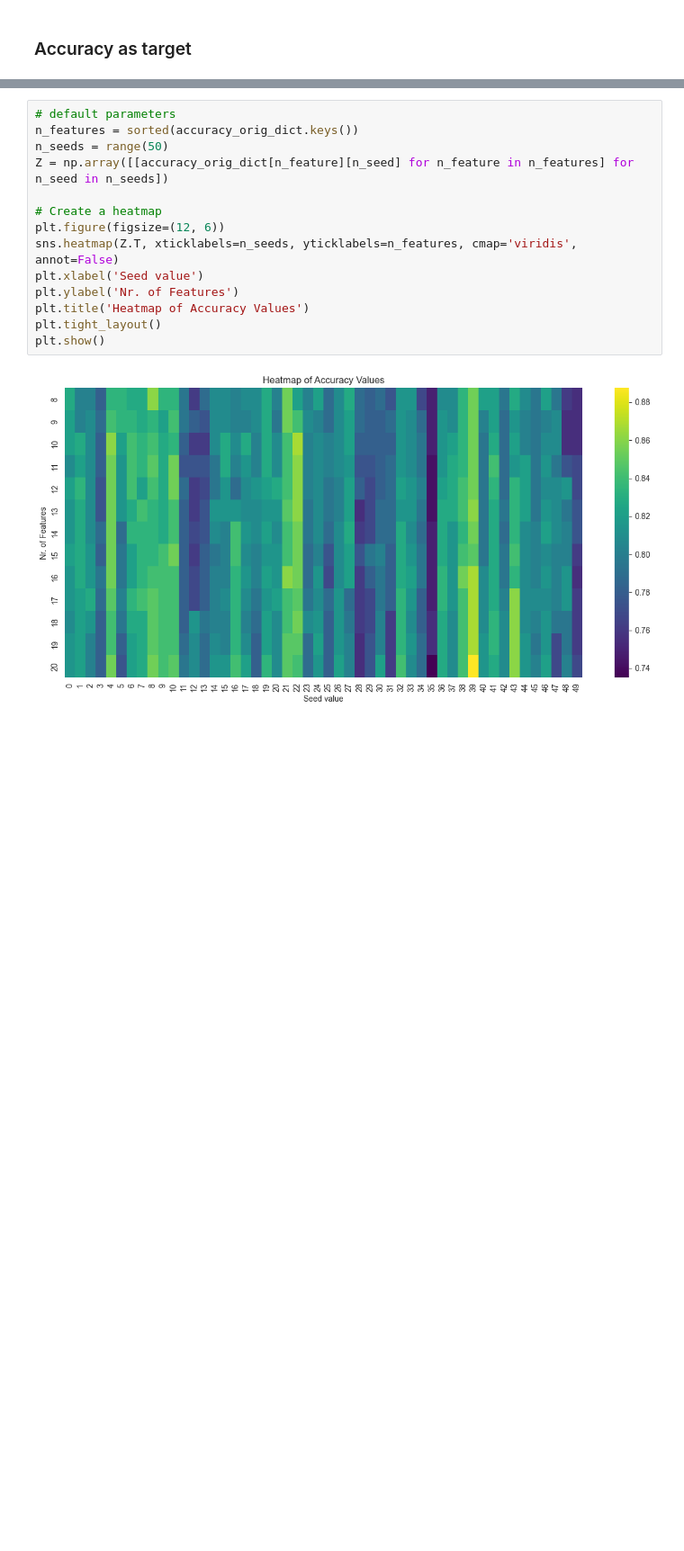
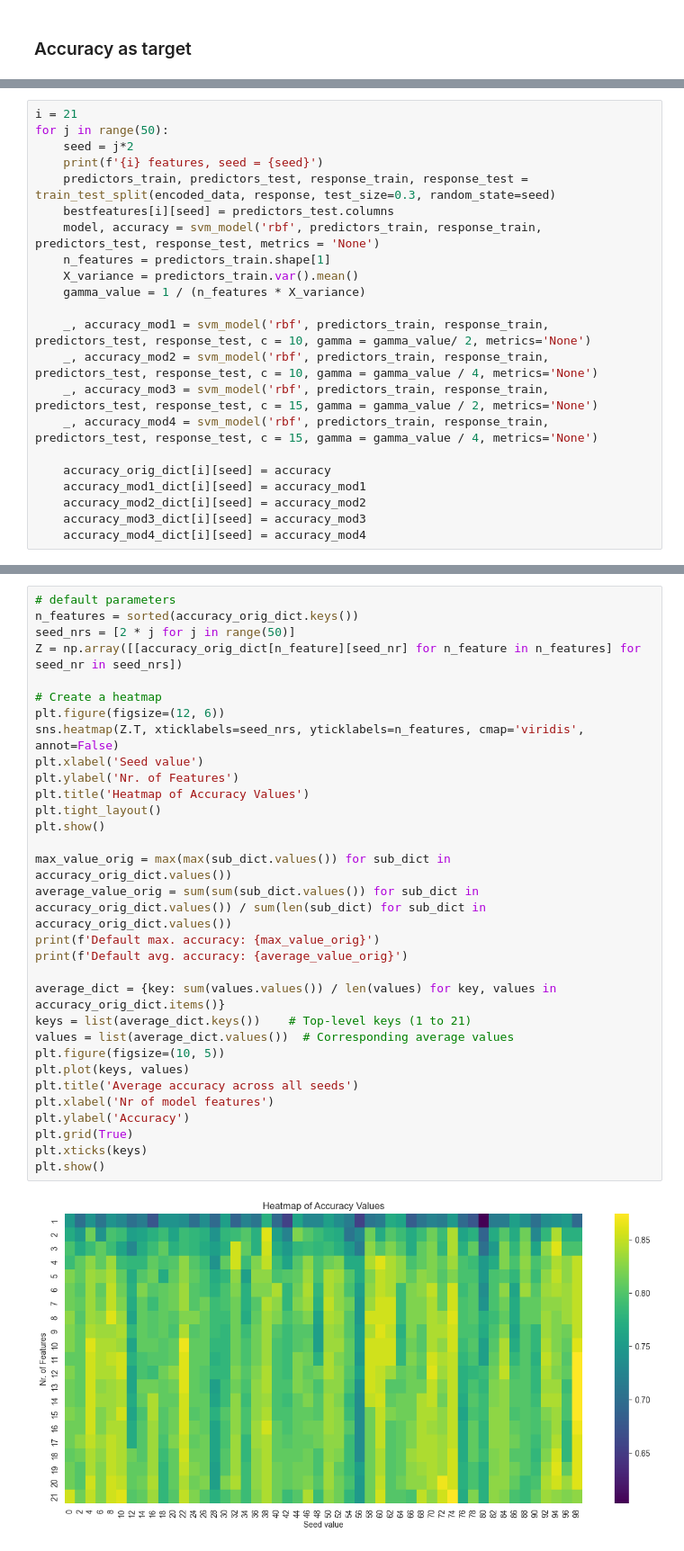
Before and after one commit to dprifer/SF2935__G007, a Jupyter notebook: SVM/SVM model.ipynb, the cells around one changed output, grey strips where cells are left out. Shown at 90% size. Drawn from its saved outputs; the diff is of its cells as text; blank space fills up the shorter version.

Commit message:
(hopefully) finished SVM model documentation.

```diff
--- a/SVM/SVM model.ipynb
+++ b/SVM/SVM model.ipynb
@@ -552,0 +653,22 @@ j = 49
+# %%
+i = 21
+for j in range(50):
+    seed = j*2
+    print(f'{i} features, seed = {seed}')
+    predictors_train, predictors_test, response_train, response_test = train_test_split(encoded_data, response, test_size=0.3, random_state=seed)
+    bestfeatures[i][seed] = predictors_test.columns
+    model, accuracy = svm_model('rbf', predictors_train, response_train, predictors_test, response_test, metrics = 'None')
+    n_features = predictors_train.shape[1]
+    X_variance = predictors_train.var().mean()
+    gamma_value = 1 / (n_features * X_variance)
+
+    _, accuracy_mod1 = svm_model('rbf', predictors_train, response_train, predictors_test, response_test, c = 10, gamma = gamma_value/ 2, metrics='None')
+    _, accuracy_mod2 = svm_model('rbf', predictors_train, response_train, predictors_test, response_test, c = 10, gamma = gamma_value / 4, metrics='None')
+    _, accuracy_mod3 = svm_model('rbf', predictors_train, response_train, predictors_test, response_test, c = 15, gamma = gamma_value / 2, metrics='None')
+    _, accuracy_mod4 = svm_model('rbf', predictors_train, response_train, predictors_test, response_test, c = 15, gamma = gamma_value / 4, metrics='None')
+
+    accuracy_orig_dict[i][seed] = accuracy
+    accuracy_mod1_dict[i][seed] = accuracy_mod1
+    accuracy_mod2_dict[i][seed] = accuracy_mod2
+    accuracy_mod3_dict[i][seed] = accuracy_mod3
+    accuracy_mod4_dict[i][seed] = accuracy_mod4
@@ -578,16 +718,33 @@ plt.show()
 # %%
 # default parameters
 n_features = sorted(accuracy_orig_dict.keys())
-n_seeds = range(50)
-Z = np.array([[accuracy_orig_dict[n_feature][n_seed] for n_feature in n_features] for n_seed in n_seeds])
+seed_nrs = [2 * j for j in range(50)]
+Z = np.array([[accuracy_orig_dict[n_feature][seed_nr] for n_feature in n_features] for seed_nr in seed_nrs])
 
 # Create a heatmap
 plt.figure(figsize=(12, 6))
-sns.heatmap(Z.T, xticklabels=n_seeds, yticklabels=n_features, cmap='viridis', annot=False)
+sns.heatmap(Z.T, xticklabels=seed_nrs, yticklabels=n_features, cmap='viridis', annot=False)
 plt.xlabel('Seed value')
 plt.ylabel('Nr. of Features')
 plt.title('Heatmap of Accuracy Values')
 plt.tight_layout()
 plt.show()
+
+max_value_orig = max(max(sub_dict.values()) for sub_dict in accuracy_orig_dict.values())
+average_value_orig = sum(sum(sub_dict.values()) for sub_dict in accuracy_orig_dict.values()) / sum(len(sub_dict) for sub_dict in accuracy_orig_dict.values())
+print(f'Default max. accuracy: {max_value_orig}')
+print(f'Default avg. accuracy: {average_value_orig}')
+
+average_dict = {key: sum(values.values()) / len(values) for key, values in accuracy_orig_dict.items()}
+keys = list(average_dict.keys())    # Top-level keys (1 to 21)
+values = list(average_dict.values())  # Corresponding average values
+plt.figure(figsize=(10, 5))
+plt.plot(keys, values)
+plt.title('Average accuracy across all seeds')
+plt.xlabel('Nr of model features')
+plt.ylabel('Accuracy')
+plt.grid(True)
+plt.xticks(keys)
+plt.show()
 # %% [output]
-[figure, old version]
+[figure, new version]
```
Also changed, not shown: parts of 32 cells of this notebook.
